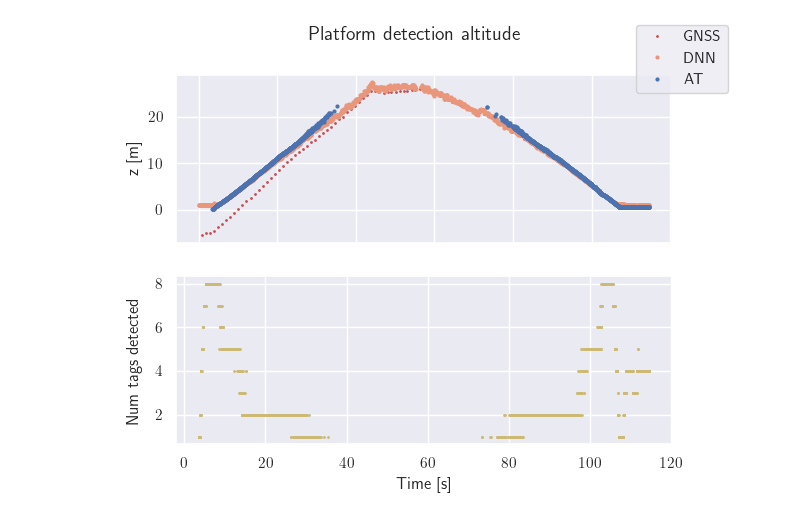
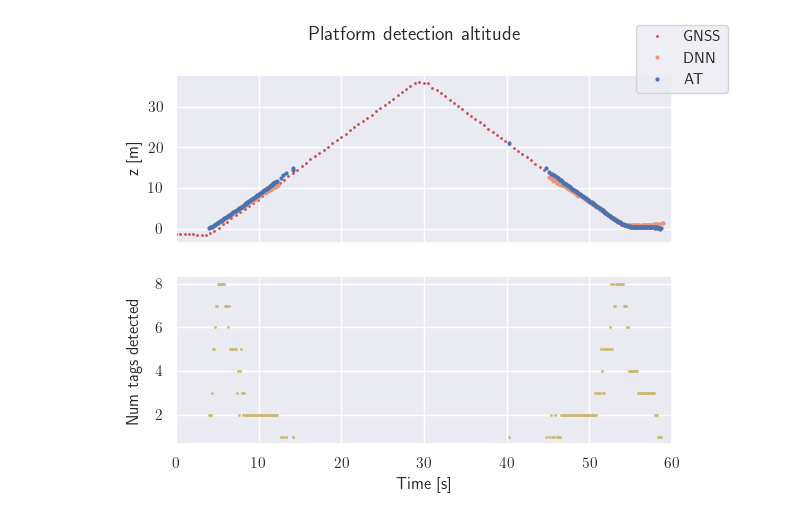
Before and after one commit to simenallum/msc_thesis, a Jupyter notebook: offline_utils/analysis_and_plotting/Platform_tracker/analyse_detection_altitude.ipynb, the cells around one changed output. Saved outputs shown, nothing was run; the diff lists cells and outputs as text; code cells hidden in the pictures.

Commit message:
More plotting :)

```diff
--- a/offline_utils/analysis_and_plotting/Platform_tracker/analyse_detection_altitude.ipynb
+++ b/offline_utils/analysis_and_plotting/Platform_tracker/analyse_detection_altitude.ipynb
@@ -8,6 +8,11 @@ import numpy as np
 from functools import reduce
 from scipy.spatial.transform import Rotation
 import ipympl
+
+
+from mpl_toolkits import mplot3d
+
+
 
 %matplotlib widget
 
@@ -35,7 +40,7 @@ def normalize_df_time(df):
 
     return df
 
-def sync_dfs_based_on_time(dataframes: list):
+def sync_dfs_based_on_time(dataframes: list, cut_at_time=False, cut_off_time=1000):
     import math
     earliest_time = math.inf
     for frame in dataframes:
@@ -44,6 +49,10 @@ def sync_dfs_based_on_time(dataframes: list):
 
     for frame in dataframes:
         frame['Time'] -= earliest_time
+
+    if cut_at_time:
+        for i in range(len(dataframes)):
+            dataframes[i] = dataframes[i][dataframes[i]['Time'] <= cut_off_time]
 
     return dataframes
 
@@ -97,7 +106,7 @@ def Mask_Or_Drop_Successive_Identical_Values(df, drop=False,
     else:
         return df
 
-def get_np_arr_without_nan(df_list, datacols_list, remove_identicals=True):
+def get_np_arr_without_nan(df_list, datacols_list, remove_identicals=False):
     np_column = np.array(["Time"] + datacols_list)
     for i in range(len(df_list)):
         if df_list[i].columns.shape == np_column.shape:
@@ -151,6 +160,14 @@ def ret_track_df(df):
     new_df.drop(columns=['xmin', 'ymin', 'xmax', 'ymax'], inplace=True)
 
     return new_df
+
+def remove_parentheses(string):
+    return string.replace('(', '').replace(')', '')
+
+# Define a function to extract the first three elements on the diagonal
+def extract_diagonal(row):
+    elements = row['pose.covariance'].split(',')
+    return pd.Series([float(remove_parentheses(elements[0])), float(elements[7]), float(remove_parentheses(elements[14]))])
 # %%
 gt_available = False
 AT_avaiable = True
@@ -159,7 +176,7 @@ DNN_available = True
 GNSS_avaiable = True
 anafi_height_available = False
 # %%
-b = bagreader('/home/msccomputer/catkin_ws/src/msc_thesis/test_tools/scripts/live_rosbaging/rosbags/test_PT/offline/test2_no_simtime/2023-03-29-15-14-00.bag')
+b = bagreader('/home/msccomputer/catkin_ws/src/msc_thesis/test_tools/scripts/live_rosbaging/rosbags/eval_pt/eval_PT/altitude/2023-05-10-10-32-15.bag')
 
 b.topic_table
 # %% [output]
@@ -219,7 +224,7 @@ if DNN_available:
     df_dnn_pose = rename_columns(df_dnn_pose, ["dnn_x", "dnn_y", "dnn_z"])
 # %%
 if GNSS_avaiable:
-    gnss_position = b.message_by_topic('/anafi/gnss_ned_in_body_frame/1hz')
+    gnss_position = b.message_by_topic('/anafi/gnss_ned_in_body_frame/downsampled')
     df_gnss_position = pd.read_csv(gnss_position)
 
     df_gnss_position = drop_columns_in_df(df_gnss_position)
@@ -252,7 +257,7 @@ if AT_num_tags_available:
     df_list.append(df_apriltag_num_tags)
 
 
-df_merged_position = sync_dfs_based_on_time(df_list)
+df_merged_position = sync_dfs_based_on_time(df_list, cut_at_time=True, cut_off_time=59)
 
 if AT_avaiable:
     apriltag_data = get_np_arr_without_nan(df_merged_position, ["apriltag_x", "apriltag_y", "apriltag_z"], remove_identicals=False)
@@ -284,31 +289,33 @@ axs[1].set_ylabel('Num tags detected')
 axs[1].grid(True)
 
 
 if gt_available:
     axs[0].plot(GT_data[:,0], GT_data[:,3], c='c', label="GT")
 
 if GNSS_avaiable:
     axs[0].plot(gnss_data[:,0], gnss_data[:,3],'o', ms=1, c='r', label="GNSS")
 
 if anafi_height_available:
     axs[0].plot(height_data[:,0], height_data[:,1], '-', ms=2, c='g', label="Internal Altitude")
 
 if DNN_available:
     axs[0].plot(dnn_data[:,0], dnn_data[:,3], 'o', ms=2, c='darksalmon', label="DNN")
 
 if AT_avaiable:
     axs[0].plot(apriltag_data[:,0], apriltag_data[:,3], 'o', ms=2, c='b', label="AT")
 
 if AT_num_tags_available:
     axs[1].plot(num_tags_data[:,0], num_tags_data[:,1], 'o', ms=1, c='y', label="Internal Altitude")
 
 
 handles, labels = axs[0].get_legend_handles_labels()
 fig.legend(labels, loc='upper right', ncol=1)
 fig.suptitle('Platform detection altitude', fontsize=14)
 fig.align_ylabels(axs)
+axs[0].set_xlim([0, 60])
+axs[1].set_xlim([0, 60])
 
 plt.show()
 plt.savefig("platform_detection_altitude.svg")
 # %% [output]
-[figure, old version]
+[figure, new version]
```
Also changed, not shown: parts of 1 cell of this notebook, 7 other files.
